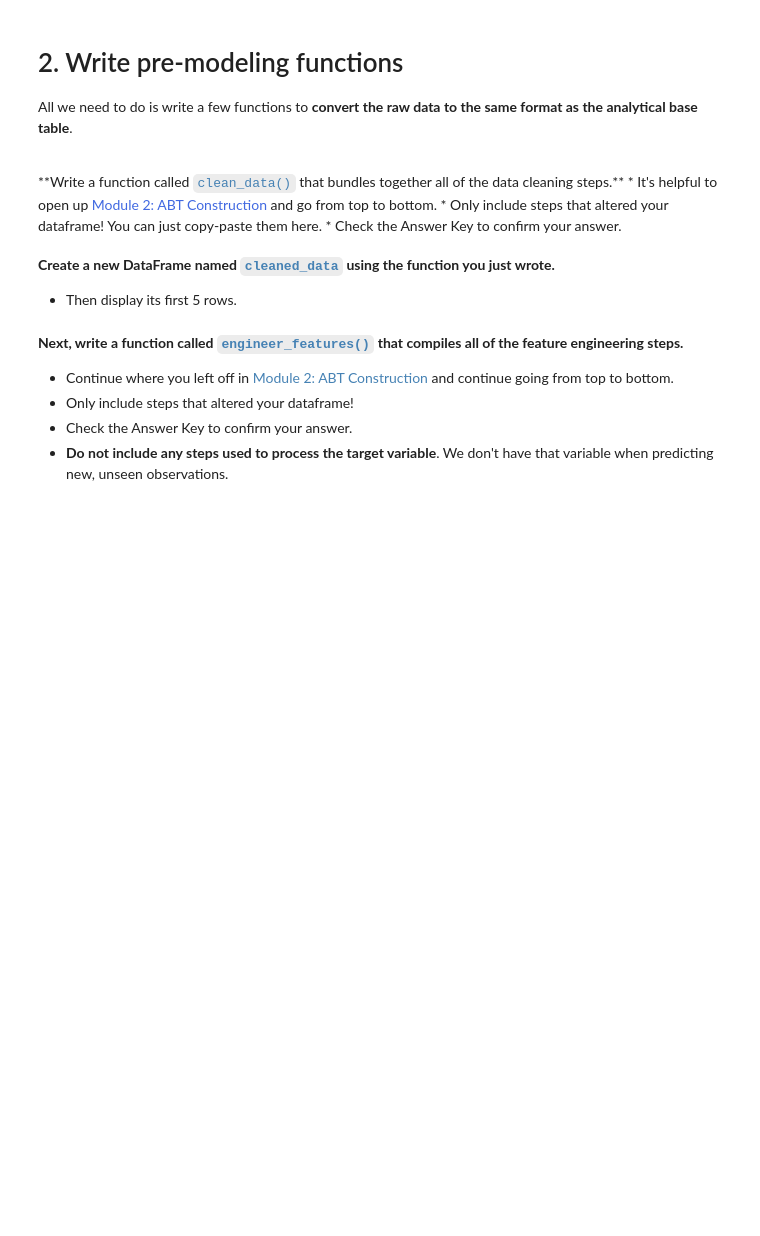
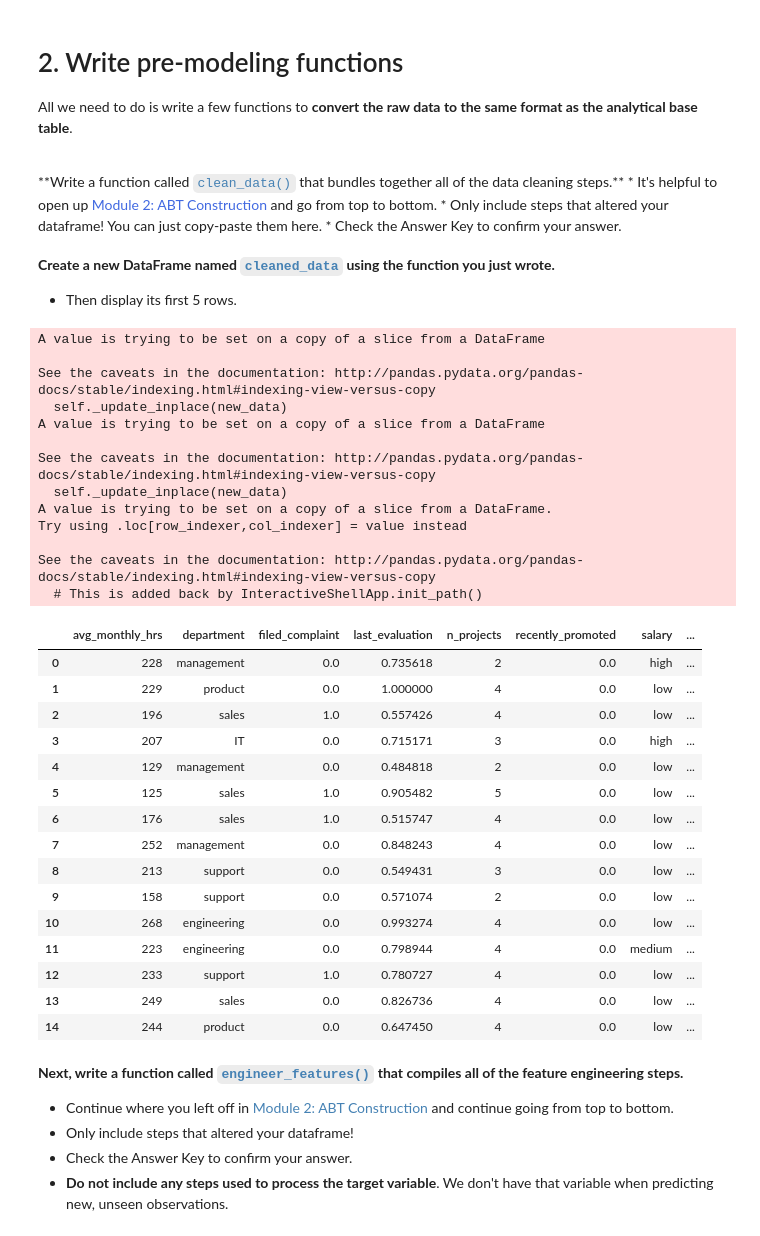
Before and after one commit to baskoroi/elite-ml, a Jupyter notebook: workbooks/project-3/Module 5 - Project Delivery.ipynb, the cells around one changed output. Cells and saved outputs as stored; diff of their text form; code cells hidden in the pictures; blank space fills up the shorter version.

Commit message:
Finished project 3 - all modules

```diff
--- a/workbooks/project-3/Module 5 - Project Delivery.ipynb
+++ b/workbooks/project-3/Module 5 - Project Delivery.ipynb
@@ -152,11 +157,58 @@ def clean_data(df):
+# %%
+def clean_data(df):
+    # Remove duplicates
+    df.drop_duplicates(inplace=True)
+    df = df[df.department != 'temp']
+
+    # Fill missing values
+    df.filed_complaint.fillna(value=0, inplace=True)
+    df.recently_promoted.fillna(value=0, inplace=True)
+    df.department.replace('information_technology', 'IT', inplace=True)
+    df.department.fillna(value='Missing', inplace=True)
+    df['last_evaluation_missing'] = df.last_evaluation.isnull().astype(int)
+    df.last_evaluation.fillna(0, inplace=True)
+
+    # Return cleaned dataframe
+    return df
 # %% [markdown]
 **Create a new DataFrame named <code style="color:steelblue">cleaned_data</code> using the function you just wrote.**
 * Then display its first 5 rows.
 # %%
 # Create cleaned_new_data
+cleaned_data = clean_data(raw_data)
 
-
-# Display first 5 rows
+# Display first 15 rows
+cleaned_data.head(15)
+# %% [output]
+A value is trying to be set on a copy of a slice from a DataFrame
+
+See the caveats in the documentation: http://pandas.pydata.org/pandas-docs/stable/indexing.html#indexing-view-versus-copy
+  self._update_inplace(new_data)
+A value is trying to be set on a copy of a slice from a DataFrame
+
+See the caveats in the documentation: http://pandas.pydata.org/pandas-docs/stable/indexing.html#indexing-view-versus-copy
+  self._update_inplace(new_data)
+A value is trying to be set on a copy of a slice from a DataFrame.
+Try using .loc[row_indexer,col_indexer] = value instead
+
+See the caveats in the documentation: http://pandas.pydata.org/pandas-docs/stable/indexing.html#indexing-view-versus-copy
+  # This is added back by InteractiveShellApp.init_path()
+|  | avg_monthly_hrs | department | filed_complaint | last_evaluation | n_projects | recently_promoted | salary | ... |
+| 0 | 228 | management | 0.0 | 0.735618 | 2 | 0.0 | high | ... |
+| 1 | 229 | product | 0.0 | 1.000000 | 4 | 0.0 | low | ... |
+| 2 | 196 | sales | 1.0 | 0.557426 | 4 | 0.0 | low | ... |
+| 3 | 207 | IT | 0.0 | 0.715171 | 3 | 0.0 | high | ... |
+| 4 | 129 | management | 0.0 | 0.484818 | 2 | 0.0 | low | ... |
+| 5 | 125 | sales | 1.0 | 0.905482 | 5 | 0.0 | low | ... |
+| 6 | 176 | sales | 1.0 | 0.515747 | 4 | 0.0 | low | ... |
+| 7 | 252 | management | 0.0 | 0.848243 | 4 | 0.0 | low | ... |
+| 8 | 213 | support | 0.0 | 0.549431 | 3 | 0.0 | low | ... |
+| 9 | 158 | support | 0.0 | 0.571074 | 2 | 0.0 | low | ... |
+| 10 | 268 | engineering | 0.0 | 0.993274 | 4 | 0.0 | low | ... |
+| 11 | 223 | engineering | 0.0 | 0.798944 | 4 | 0.0 | medium | ... |
+| 12 | 233 | support | 1.0 | 0.780727 | 4 | 0.0 | low | ... |
+| 13 | 249 | sales | 0.0 | 0.826736 | 4 | 0.0 | low | ... |
+| 14 | 244 | product | 0.0 | 0.647450 | 4 | 0.0 | low | ... |
 # %% [markdown]
 **Next, write a function called <code style="color:steelblue">engineer_features()</code> that compiles all of the feature engineering steps.**
 * Continue where you left off in <span style="color:Steelblue">Module 2: ABT Construction</span> and continue going from top to bottom.
```
Also changed, not shown: parts of 17 cells of this notebook, 2 other files.
